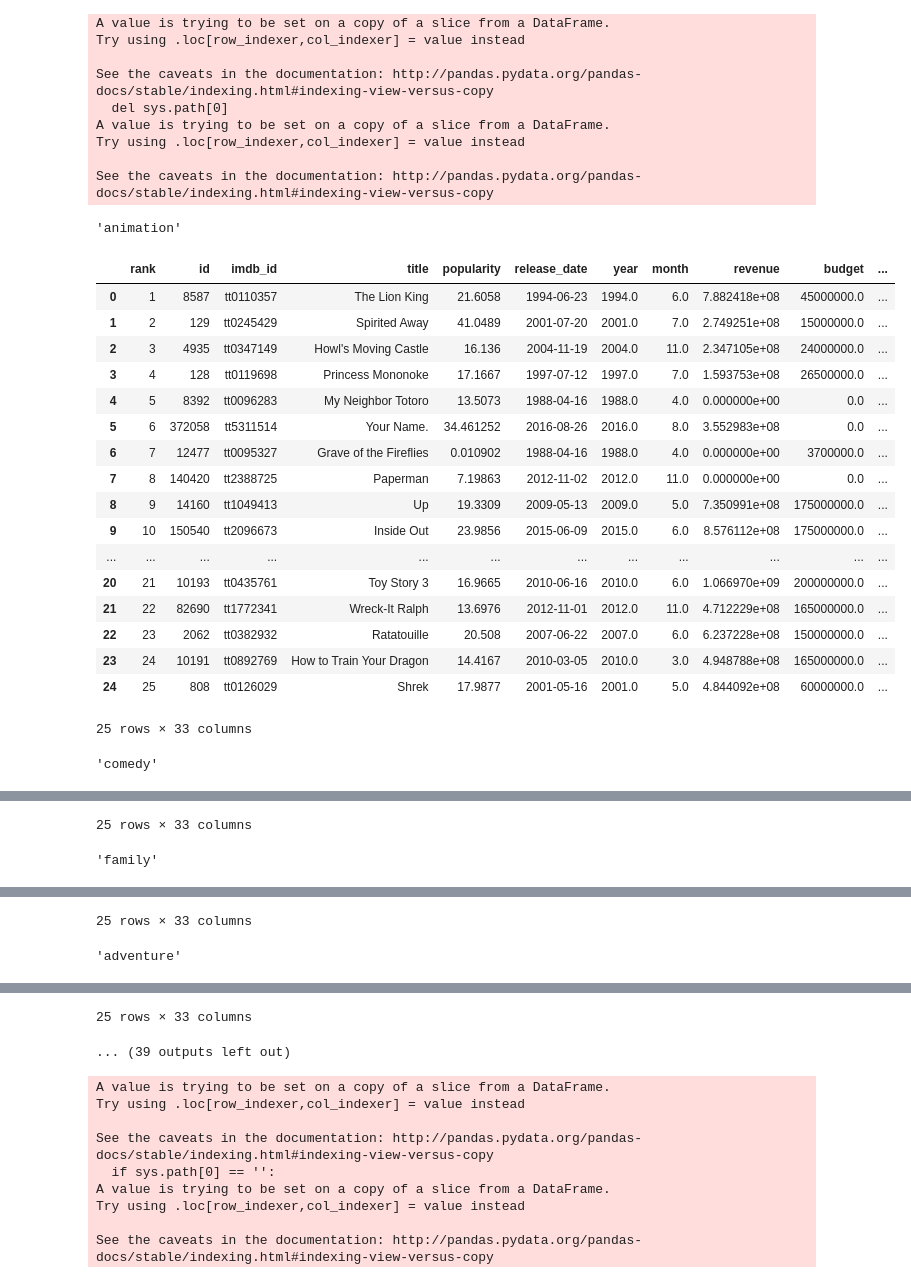
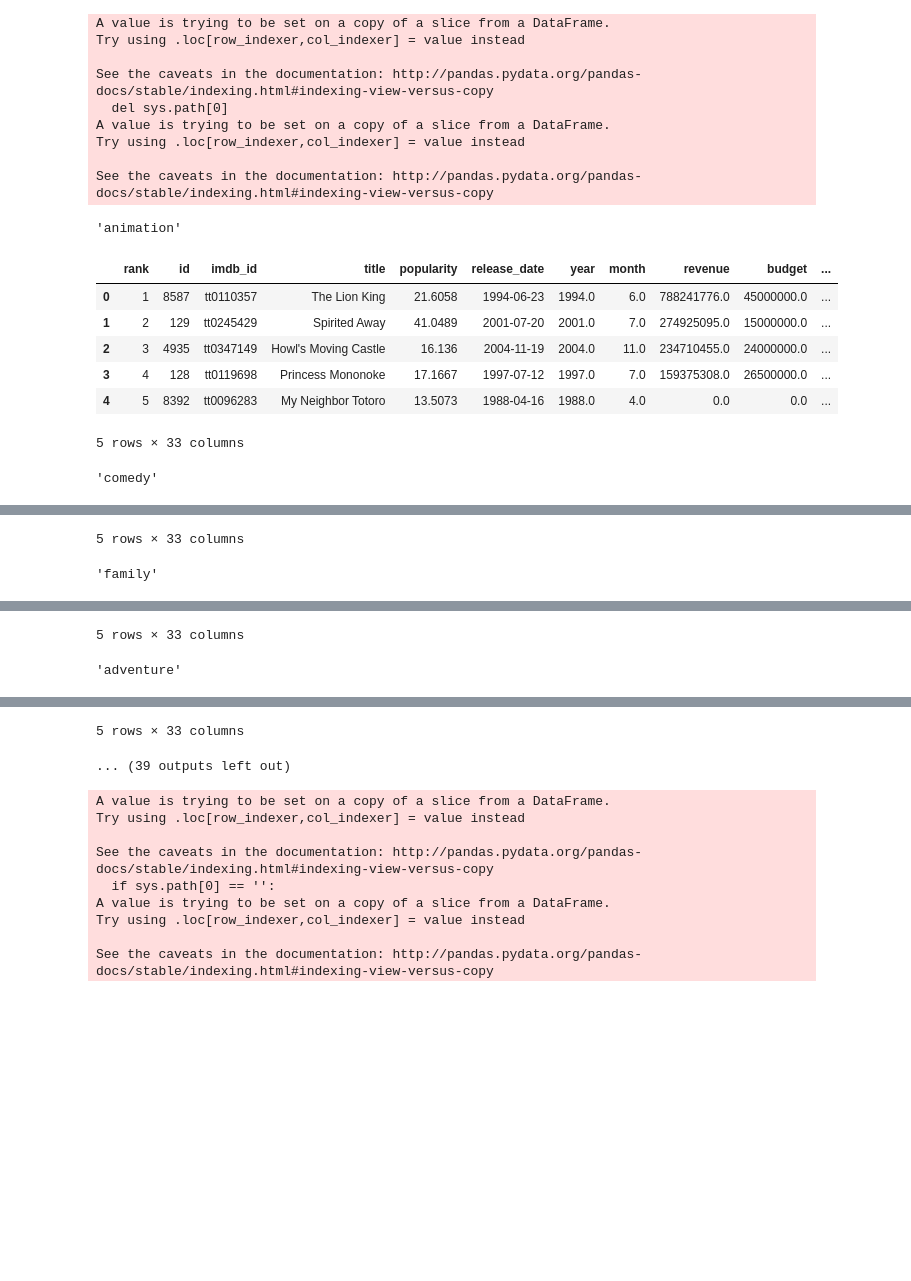
Before and after one commit to andrewnoglows/movieProject, a Jupyter notebook: movies.ipynb, the cells around one changed output, grey strips where cells are left out. Drawn from its saved outputs; the diff is of its cells as text; code cells hidden in the pictures; blank space fills up the shorter version.

```diff
--- a/movies.ipynb
+++ b/movies.ipynb
@@ -211,28 +211,17 @@ Try using .loc[row_indexer,col_indexer] = value instead
 
 See the caveats in the documentation: http://pandas.pydata.org/pandas-docs/stable/indexing.html#indexing-view-versus-copy
 # %%
-for genre in genres:
-    display(genre)
-    display(top25[genre])
+#for genre in genres:
+#    display(genre)
+    display(top25[genre].head())
 # %% [output]
 'animation'
 |  | rank | id | imdb_id | title | popularity | release_date | year | month | revenue | budget | ... |
-| 0 | 1 | 8587 | tt0110357 | The Lion King | 21.6058 | 1994-06-23 | 1994.0 | 6.0 | 7.882418e+08 | 45000000.0 | ... |
-| 1 | 2 | 129 | tt0245429 | Spirited Away | 41.0489 | 2001-07-20 | 2001.0 | 7.0 | 2.749251e+08 | 15000000.0 | ... |
-| 2 | 3 | 4935 | tt0347149 | Howl's Moving Castle | 16.136 | 2004-11-19 | 2004.0 | 11.0 | 2.347105e+08 | 24000000.0 | ... |
-| 3 | 4 | 128 | tt0119698 | Princess Mononoke | 17.1667 | 1997-07-12 | 1997.0 | 7.0 | 1.593753e+08 | 26500000.0 | ... |
-| 4 | 5 | 8392 | tt0096283 | My Neighbor Totoro | 13.5073 | 1988-04-16 | 1988.0 | 4.0 | 0.000000e+00 | 0.0 | ... |
-| 5 | 6 | 372058 | tt5311514 | Your Name. | 34.461252 | 2016-08-26 | 2016.0 | 8.0 | 3.552983e+08 | 0.0 | ... |
-| 6 | 7 | 12477 | tt0095327 | Grave of the Fireflies | 0.010902 | 1988-04-16 | 1988.0 | 4.0 | 0.000000e+00 | 3700000.0 | ... |
-| 7 | 8 | 140420 | tt2388725 | Paperman | 7.19863 | 2012-11-02 | 2012.0 | 11.0 | 0.000000e+00 | 0.0 | ... |
-| 8 | 9 | 14160 | tt1049413 | Up | 19.3309 | 2009-05-13 | 2009.0 | 5.0 | 7.350991e+08 | 175000000.0 | ... |
-| 9 | 10 | 150540 | tt2096673 | Inside Out | 23.9856 | 2015-06-09 | 2015.0 | 6.0 | 8.576112e+08 | 175000000.0 | ... |
-| ... | ... | ... | ... | ... | ... | ... | ... | ... | ... | ... | ... |
-| 20 | 21 | 10193 | tt0435761 | Toy Story 3 | 16.9665 | 2010-06-16 | 2010.0 | 6.0 | 1.066970e+09 | 200000000.0 | ... |
-| 21 | 22 | 82690 | tt1772341 | Wreck-It Ralph | 13.6976 | 2012-11-01 | 2012.0 | 11.0 | 4.712229e+08 | 165000000.0 | ... |
-| 22 | 23 | 2062 | tt0382932 | Ratatouille | 20.508 | 2007-06-22 | 2007.0 | 6.0 | 6.237228e+08 | 150000000.0 | ... |
-| 23 | 24 | 10191 | tt0892769 | How to Train Your Dragon | 14.4167 | 2010-03-05 | 2010.0 | 3.0 | 4.948788e+08 | 165000000.0 | ... |
-| 24 | 25 | 808 | tt0126029 | Shrek | 17.9877 | 2001-05-16 | 2001.0 | 5.0 | 4.844092e+08 | 60000000.0 | ... |
+| 0 | 1 | 8587 | tt0110357 | The Lion King | 21.6058 | 1994-06-23 | 1994.0 | 6.0 | 788241776.0 | 45000000.0 | ... |
+| 1 | 2 | 129 | tt0245429 | Spirited Away | 41.0489 | 2001-07-20 | 2001.0 | 7.0 | 274925095.0 | 15000000.0 | ... |
+| 2 | 3 | 4935 | tt0347149 | Howl's Moving Castle | 16.136 | 2004-11-19 | 2004.0 | 11.0 | 234710455.0 | 24000000.0 | ... |
+| 3 | 4 | 128 | tt0119698 | Princess Mononoke | 17.1667 | 1997-07-12 | 1997.0 | 7.0 | 159375308.0 | 26500000.0 | ... |
+| 4 | 5 | 8392 | tt0096283 | My Neighbor Totoro | 13.5073 | 1988-04-16 | 1988.0 | 4.0 | 0.0 | 0.0 | ... |
-25 rows × 33 columns
+5 rows × 33 columns
 'comedy'
 |  | rank | id | imdb_id | title | popularity | release_date | year | month | revenue | budget | ... |
@@ -255,3 +233,3 @@ for genre in genres:
-25 rows × 33 columns
+5 rows × 33 columns
 'family'
 |  | rank | id | imdb_id | title | popularity | release_date | year | month | revenue | budget | ... |
@@ -274,4 +241,4 @@ for genre in genres:
-25 rows × 33 columns
+5 rows × 33 columns
 'adventure'
 |  | rank | id | imdb_id | title | popularity | release_date | year | month | revenue | budget | ... |
 | 0 | 1 | 27205 | tt1375666 | Inception | 29.1081 | 2010-07-14 | 2010.0 | 7.0 | 8.255328e+08 | 160000000.0 | ... |
@@ -293,4 +249,4 @@ for genre in genres:
-25 rows × 33 columns
+5 rows × 33 columns
 ... (39 outputs left out)
 # %%
 top1000 = ranking(count = 1000, columns ='all')
```
Also changed, not shown: parts of 1 cell of this notebook.
